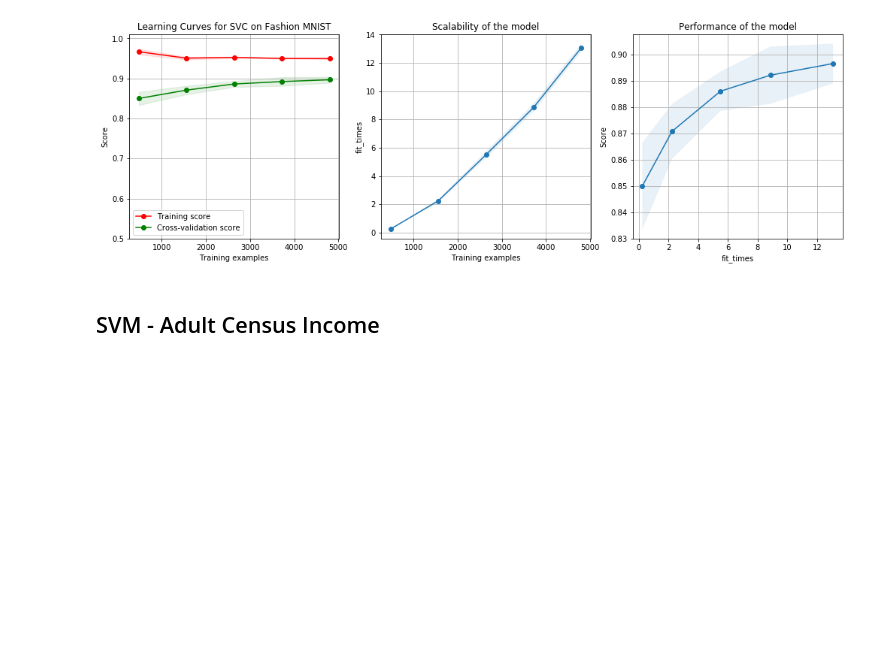
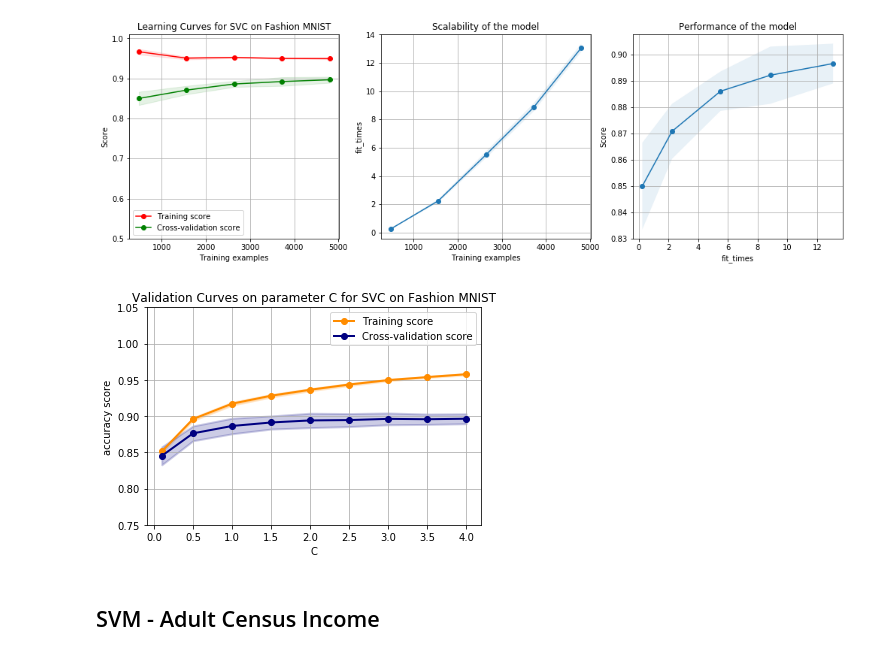
Before and after one commit to fedme/ml-assignment-1, a Jupyter notebook: ml_assignment_1.ipynb, the cells around one changed output. Saved outputs shown, nothing was run; the diff lists cells and outputs as text; code cells hidden in the pictures; blank space fills up the shorter version.

```diff
--- a/ml_assignment_1.ipynb
+++ b/ml_assignment_1.ipynb
@@ -531,6 +585,10 @@ fm_svm_gcv.best_params_ # C could be the one for model complexity
 plot_learning_curves(fm_svm_tuned, "fm")
 # %% [output]
 [figure]
+# %%
+plot_validation_curve(fm_svm_tuned, "C", (0.1, 0.5, 1, 1.5, 2, 2.5, 3, 3.5, 4), "fm", y_lim_lower=0.75)
+# %% [output]
+[figure, added]
 # %% [markdown]
 ## SVM - Adult Census Income
 # %%
```
Also changed, not shown: parts of 10 cells of this notebook.
